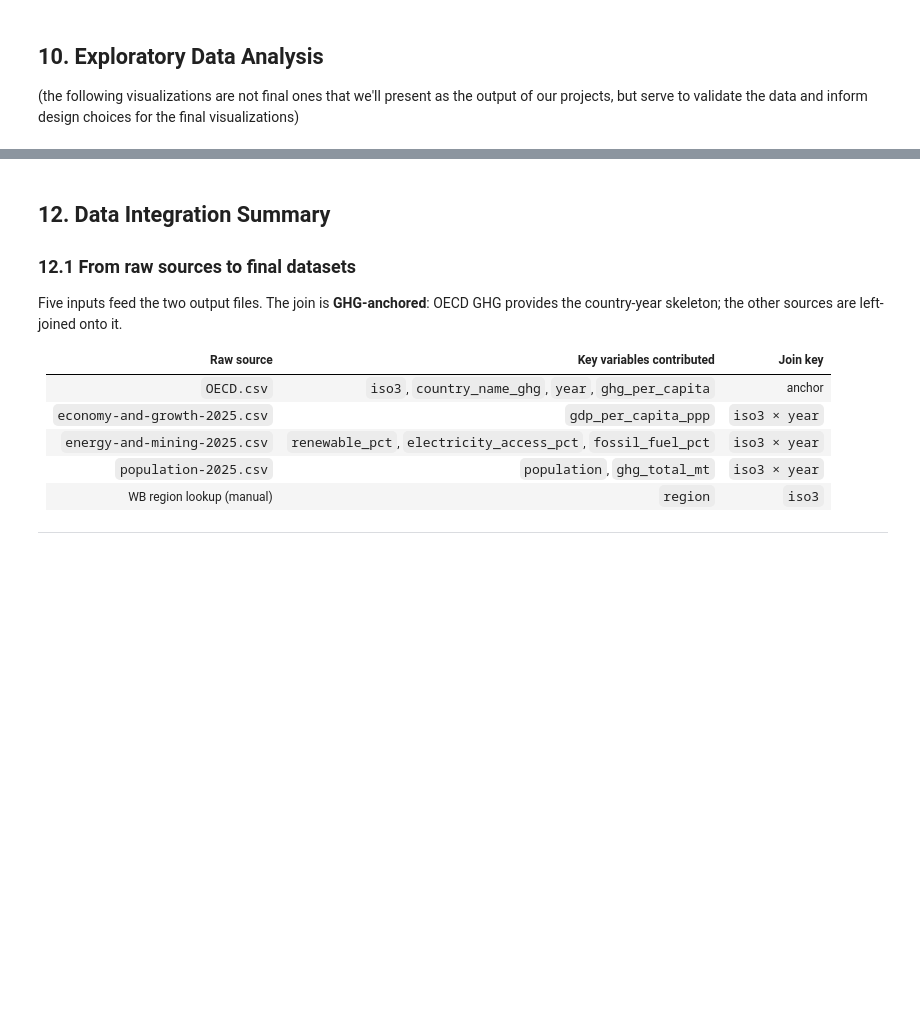
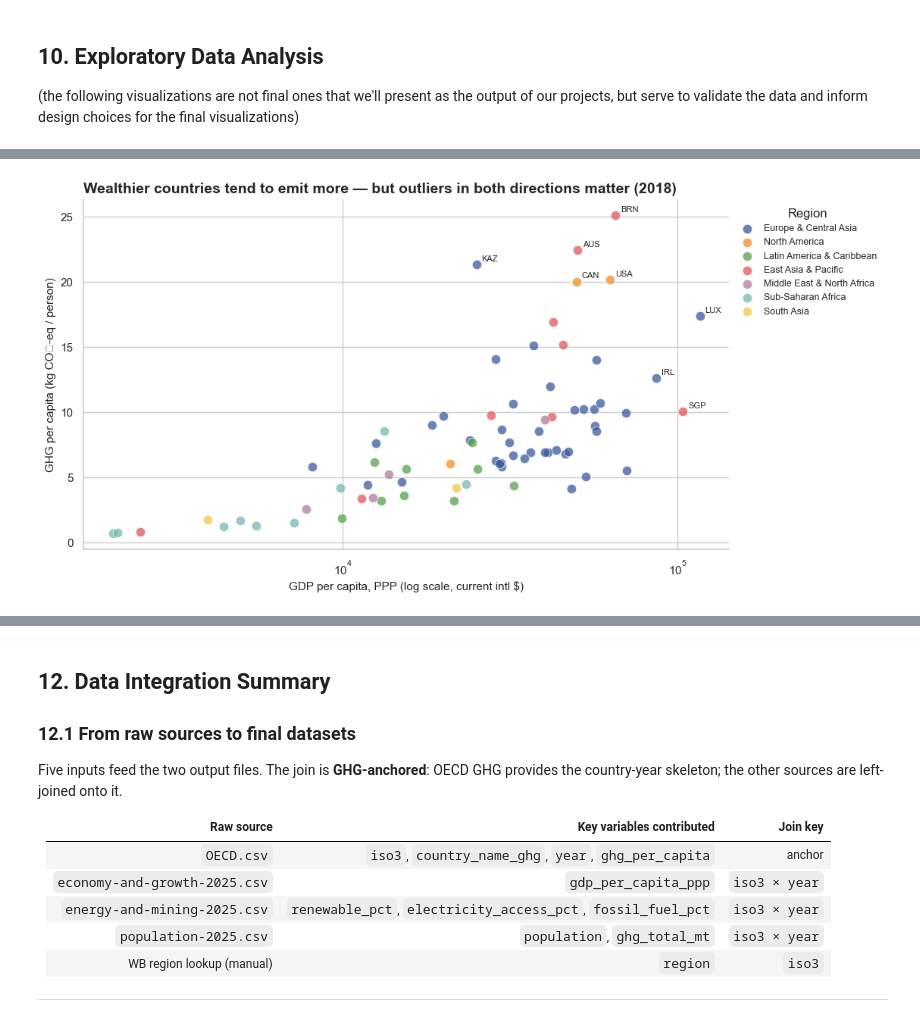
Before and after one commit to mtorella/Data-Visualization-2026, a Jupyter notebook: preprocessing.ipynb, the cells around one changed output, grey strips where cells are left out. Drawn from its saved outputs; the diff is of its cells as text; code cells hidden in the pictures; blank space fills up the shorter version.

```diff
--- a/preprocessing.ipynb
+++ b/preprocessing.ipynb
@@ -1000,0 +626,31 @@ plt.show()
+# %%
+data_2018 = df_panel[df_panel['year'] == 2018].dropna(
+    subset=['gdp_per_capita_ppp', 'ghg_per_capita'])
+
+fig, ax = plt.subplots(figsize=(11, 6))
+for region, color in region_colors.items():
+    sub = data_2018[data_2018['region'] == region]
+    ax.scatter(sub['gdp_per_capita_ppp'], sub['ghg_per_capita'],
+               c=color, label=region, alpha=0.75, s=80,
+               edgecolors='white', linewidths=0.6)
+
+ax.set_xscale('log')
+
+annots = pd.concat([
+    data_2018.nlargest(5, 'ghg_per_capita'),
+    data_2018.nlargest(3, 'gdp_per_capita_ppp')
+]).drop_duplicates()
+for _, row in annots.iterrows():
+    ax.annotate(row['iso3'],
+                (row['gdp_per_capita_ppp'], row['ghg_per_capita']),
+                fontsize=8, xytext=(5, 3), textcoords='offset points')
+
+ax.set_xlabel('GDP per capita, PPP (log scale, current intl $)')
+ax.set_ylabel('GHG per capita (kg CO₂-eq / person)')
+ax.set_title(
+    'Wealthier countries tend to emit more — but outliers in both directions matter (2018)',
+    fontweight='bold', loc='left')
+ax.legend(title='Region', fontsize=9, frameon=False, bbox_to_anchor=(1, 1))
+ax.spines[['top', 'right']].set_visible(False)
+# %% [output]
+[figure, added]
```
Also changed, not shown: parts of 46 cells of this notebook, 1 other file.
